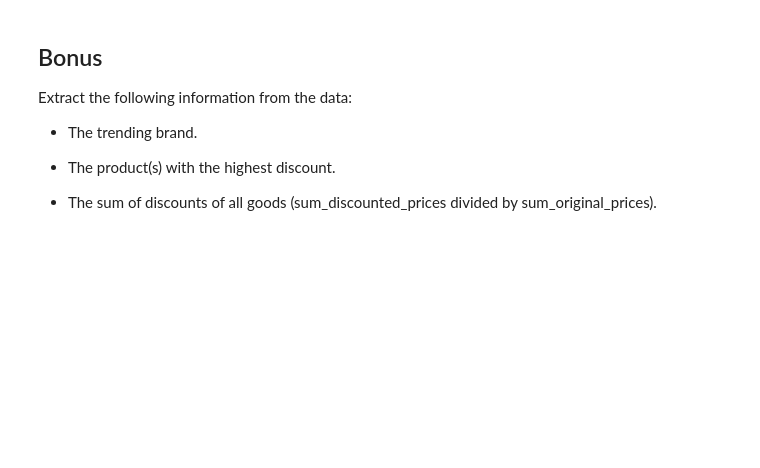
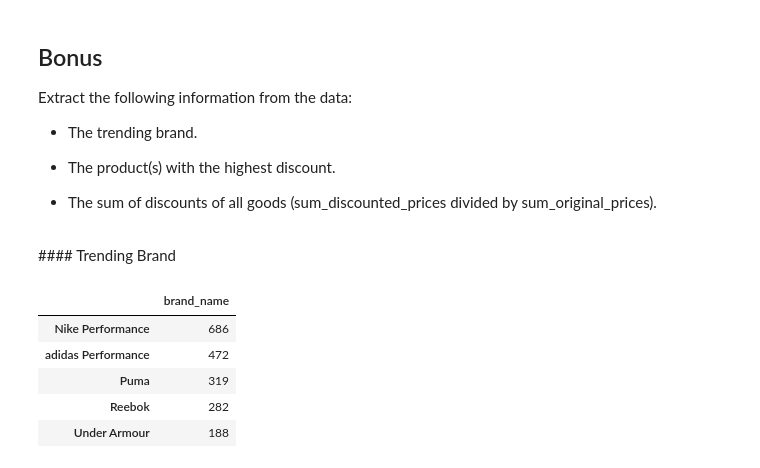
Before and after one commit to ta-datapt-bcn/lab-parsing-API-data, a Jupyter notebook: your-code/main.ipynb, the cells around one changed output. Cells and saved outputs as stored; diff of their text form; code cells hidden in the pictures; blank space fills up the shorter version.

```diff
--- a/your-code/main.ipynb
+++ b/your-code/main.ipynb
@@ -49,0 +122,13 @@ Extract the following information from the data:
+# %% [markdown]
+#### Trending Brand
+# %%
+brands = pd.DataFrame(data['brand_name'].value_counts())
+# %%
+brands.head()
+# %% [output]
+|  | brand_name |
+| Nike Performance | 686 |
+| adidas Performance | 472 |
+| Puma | 319 |
+| Reebok | 282 |
+| Under Armour | 188 |
```
Also changed, not shown: parts of 27 cells of this notebook.
